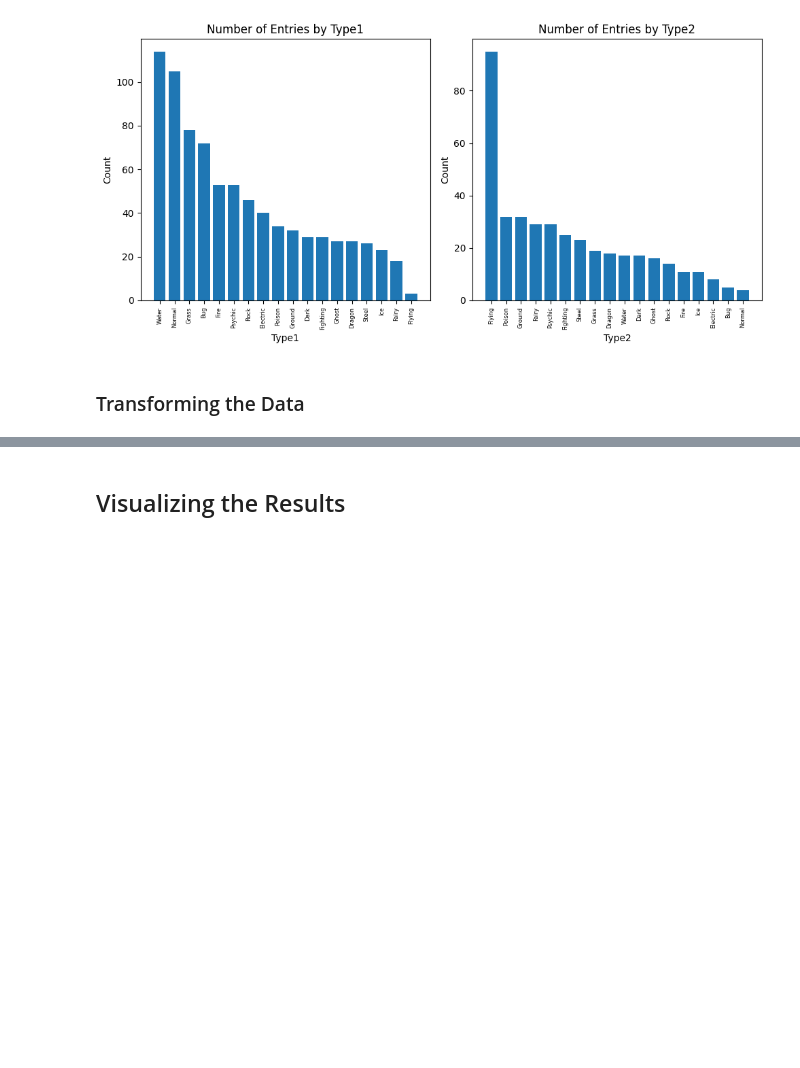
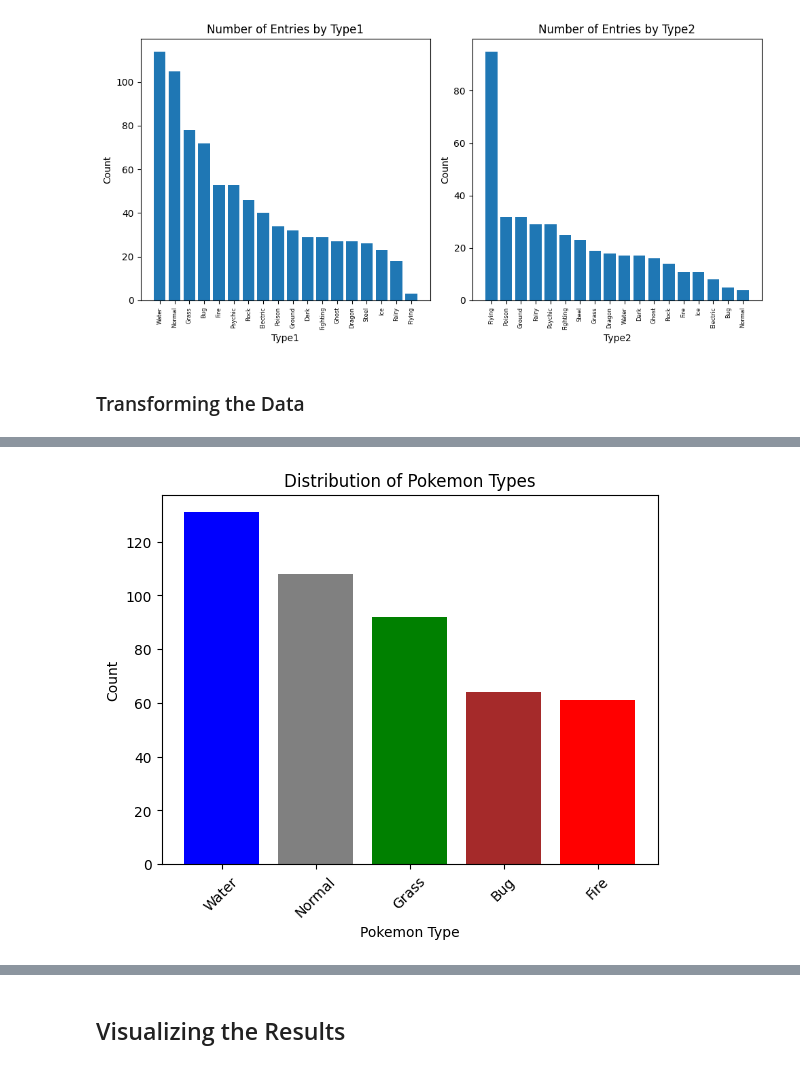
Before and after one commit to ILPATHERA/ML2_Pokemonclassifier, a Jupyter notebook: ML2_Image_Classification.ipynb, the cells around one changed output, grey strips where cells are left out. Cells and saved outputs as stored; diff of their text form; code cells hidden in the pictures; blank space fills up the shorter version.

```diff
--- a/ML2_Image_Classification.ipynb
+++ b/ML2_Image_Classification.ipynb
@@ -340,0 +249,30 @@ X_val, X_test, y_val, y_test = train_test_split(X_temp, y_temp, test_size=0.125,
+# %%
+import matplotlib.pyplot as plt
+
+# Create new df
+pokedex = df
+
+# Create new columns and drop old ones
+pokedex['type'] = poke_type
+pokedex['code'] = code
+pokedex = pokedex.drop(['Type1', 'Type2', 'Name'], axis=1)
+
+# Check for missing values and drop them
+missing_values = pokedex.isnull().sum()
+pokedex = pokedex[pokedex['type'] != 'NaN']
+
+#Create categories
+category_counts = pokedex['type'].value_counts()
+category_colors = {'Water': 'blue', 'Normal': 'gray', 'Grass': 'green', 'Fire': 'red', 'Bug': 'brown'}
+
+# Plot
+categories = category_counts.index
+counts = category_counts.values
+plt.bar(categories, counts, color=[category_colors.get(category, 'gray') for category in categories])
+plt.xlabel('Pokemon Type')
+plt.ylabel('Count')
+plt.title('Distribution of Pokemon Types')
+plt.xticks(rotation=45)
+plt.show()
+# %% [output]
+[figure, added]
```
Also changed, not shown: parts of 58 cells of this notebook.
